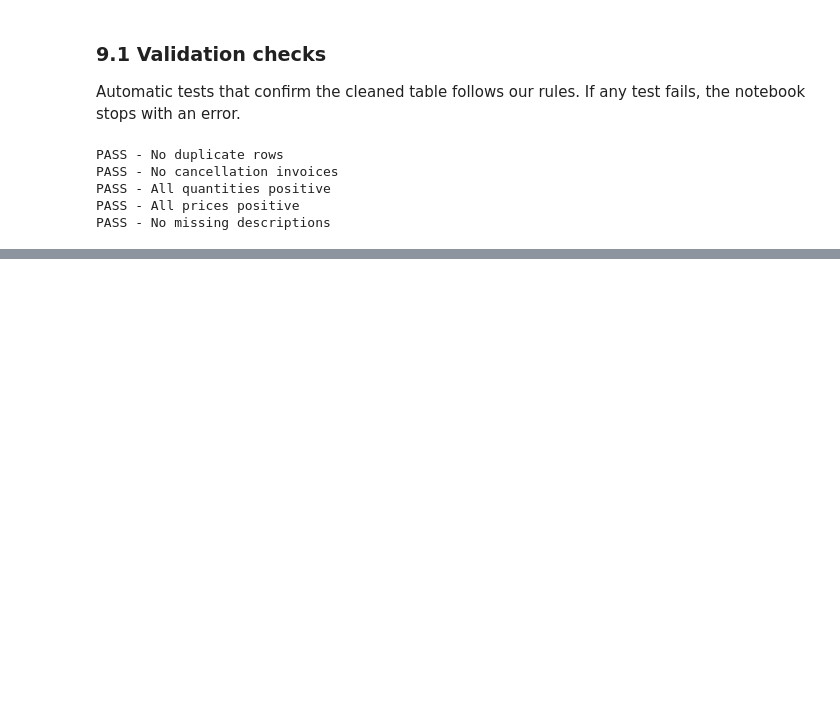
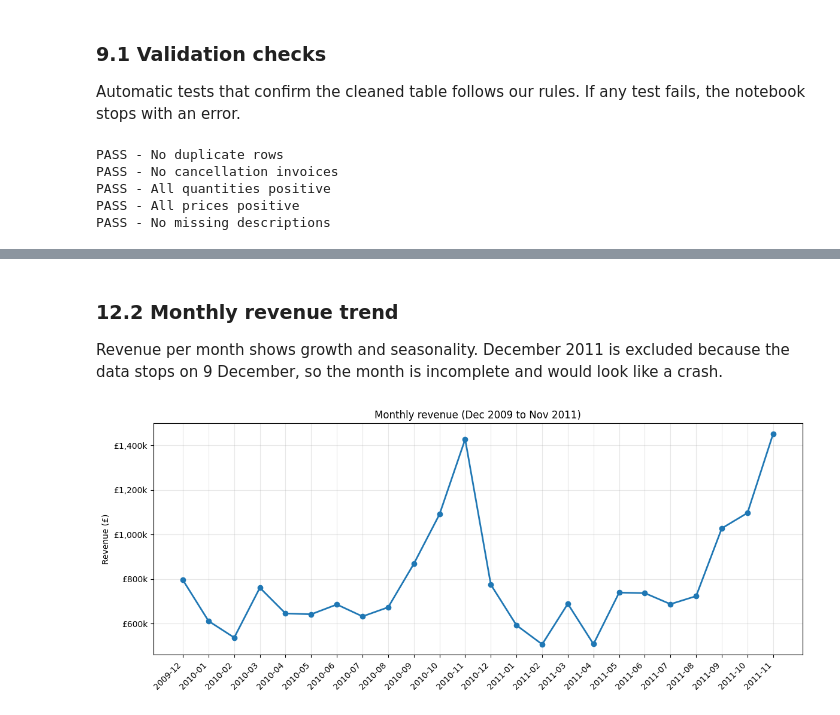
Before and after one commit to Anshitha9286/Capstone-project, a Jupyter notebook: sales_analytics.ipynb, the cells around one changed output, grey strips where cells are left out. Saved outputs shown, nothing was run; the diff lists cells and outputs as text; code cells hidden in the pictures; blank space fills up the shorter version.

```diff
--- a/sales_analytics.ipynb
+++ b/sales_analytics.ipynb
@@ -380,0 +417,3 @@ PASS - No missing descriptions
+# %%
+returns["Revenue"]   = returns["Quantity"] * returns["Price"]
+returns["YearMonth"] = returns["InvoiceDate"].dt.to_period("M")
@@ -380,0 +447,13 @@ PASS - No missing descriptions
+# %%
+def fingerprint(d, qty_sign):
+    return (d["CustomerID"].astype(str) + "|" + d["StockCode"] + "|"
+            + d["Price"].astype(str) + "|" + d["InvoiceDate"].dt.normalize().astype(str)
+            + "|" + (qty_sign * d["Quantity"]).astype(str))
+
+bulk       = sales[sales["IsBulkLine"]]
+bulk_fp    = fingerprint(bulk, 1)
+returns_fp = fingerprint(returns, -1)
+
+cancelled_idx = bulk_fp[bulk_fp.isin(set(returns_fp))].index
+print(f"Cancelled bulk lines: {len(cancelled_idx)} | revenue: £{sales.loc[cancelled_idx, 'Revenue'].sum():,.2f}")
+sales.loc[cancelled_idx, ["Invoice", "Description", "Quantity", "InvoiceDate", "CustomerID", "Revenue"]]
@@ -380,0 +479,13 @@ PASS - No missing descriptions
+# %%
+b = len(sales)
+cancelled_fps    = set(bulk_fp.loc[cancelled_idx])
+return_twin_mask = returns_fp.isin(cancelled_fps)
+
+cancelled_orders  = sales.loc[cancelled_idx].copy()
+cancelled_returns = returns[return_twin_mask].copy()
+
+sales   = sales.drop(index=cancelled_idx).reset_index(drop=True)
+returns = returns[~return_twin_mask].reset_index(drop=True)
+
+record("Move same-day cancelled bulk orders to cancelled_orders", b, len(sales))
+pd.DataFrame(log)
@@ -380,0 +537,20 @@ PASS - No missing descriptions
+# %% [markdown]
+### 12.2 Monthly revenue trend
+Revenue per month shows growth and seasonality. December 2011 is excluded because the data stops on 9 December, so the month is incomplete and would look like a crash.
+# %%
+from matplotlib.ticker import FuncFormatter
+
+monthly = sales.groupby("YearMonth")["Revenue"].sum()
+monthly = monthly[monthly.index < pd.Period("2011-12")]
+
+fig, ax = plt.subplots(figsize=(12, 5))
+ax.plot(monthly.index.astype(str), monthly.values, marker="o", linewidth=2)
+ax.set_title("Monthly revenue (Dec 2009 to Nov 2011)")
+ax.set_ylabel("Revenue (£)")
+ax.yaxis.set_major_formatter(FuncFormatter(lambda v, _: f"£{v/1000:,.0f}k"))
+ax.grid(alpha=0.3)
+plt.xticks(rotation=45, ha="right")
+plt.tight_layout()
+plt.show()
+# %% [output]
+[figure, added]
```
Also changed, not shown: parts of 21 cells of this notebook.
